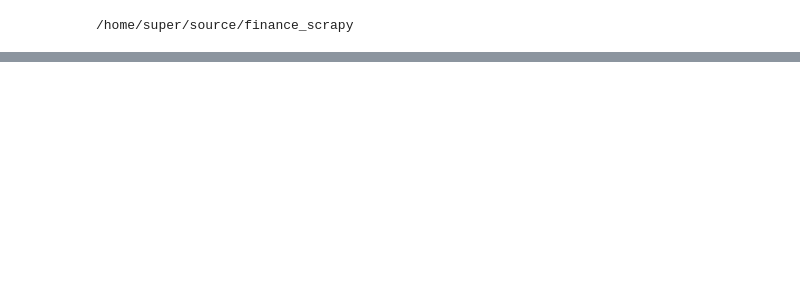
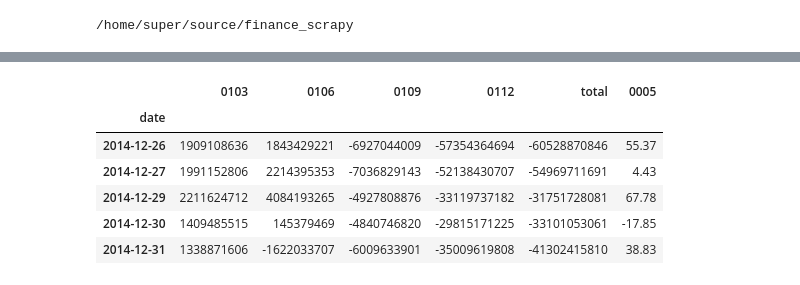
Before and after one commit to Everett6802/finance_scrapy, a Jupyter notebook: finance_analysis.ipynb, the cells around one changed output, grey strips where cells are left out. Cells and saved outputs as stored; diff of their text form; code cells hidden in the pictures; blank space fills up the shorter version.

```diff
--- a/finance_analysis.ipynb
+++ b/finance_analysis.ipynb
@@ -36,0 +52,28 @@ if __name__ == "__main__":
+# %%
+def accumulate(df, accumulate_cnt):
+#     accumulate_cnt = 3
+    start_index = accumulate_cnt - 1
+    cur_index = start_index
+    accumulate_df = pd.DataFrame(index=df.index[start_index:], columns=df.columns)
+    for index in range(len(accumulate_df)):
+        accumulate_df.iloc[index] = df.iloc[index:index+accumulate_cnt].sum()
+    accumulate_df
+    return accumulate_df
+accumulate_cnt = 20
+accumulate_df = accumulate(df.drop('0005',axis=1), accumulate_cnt)
+accumulate_df['0005'] = df['0005'].iloc[accumulate_cnt-1:]
+accumulate_df.head()
+# accumulate_cnt = 3
+# cur_index = accumulate_cnt
+# for index, row in df_drop[accumulate_cnt:].iterrows():
+#     accumulate_sum = df[cur_index:cur_index+accumulate_cnt].sum()
+#     print(index, accumulate_sum['0005'])
+#     cur_index += 1
+# %% [output]
+|  | 0103 | 0106 | 0109 | 0112 | total | 0005 |
+| date |  |  |  |  |  |  |
+| 2014-12-26 | 1909108636 | 1843429221 | -6927044009 | -57354364694 | -60528870846 | 55.37 |
+| 2014-12-27 | 1991152806 | 2214395353 | -7036829143 | -52138430707 | -54969711691 | 4.43 |
+| 2014-12-29 | 2211624712 | 4084193265 | -4927808876 | -33119737182 | -31751728081 | 67.78 |
+| 2014-12-30 | 1409485515 | 145379469 | -4840746820 | -29815171225 | -33101053061 | -17.85 |
+| 2014-12-31 | 1338871606 | -1622033707 | -6009633901 | -35009619808 | -41302415810 | 38.83 |
```
Also changed, not shown: parts of 8 cells of this notebook, 3 other files.
